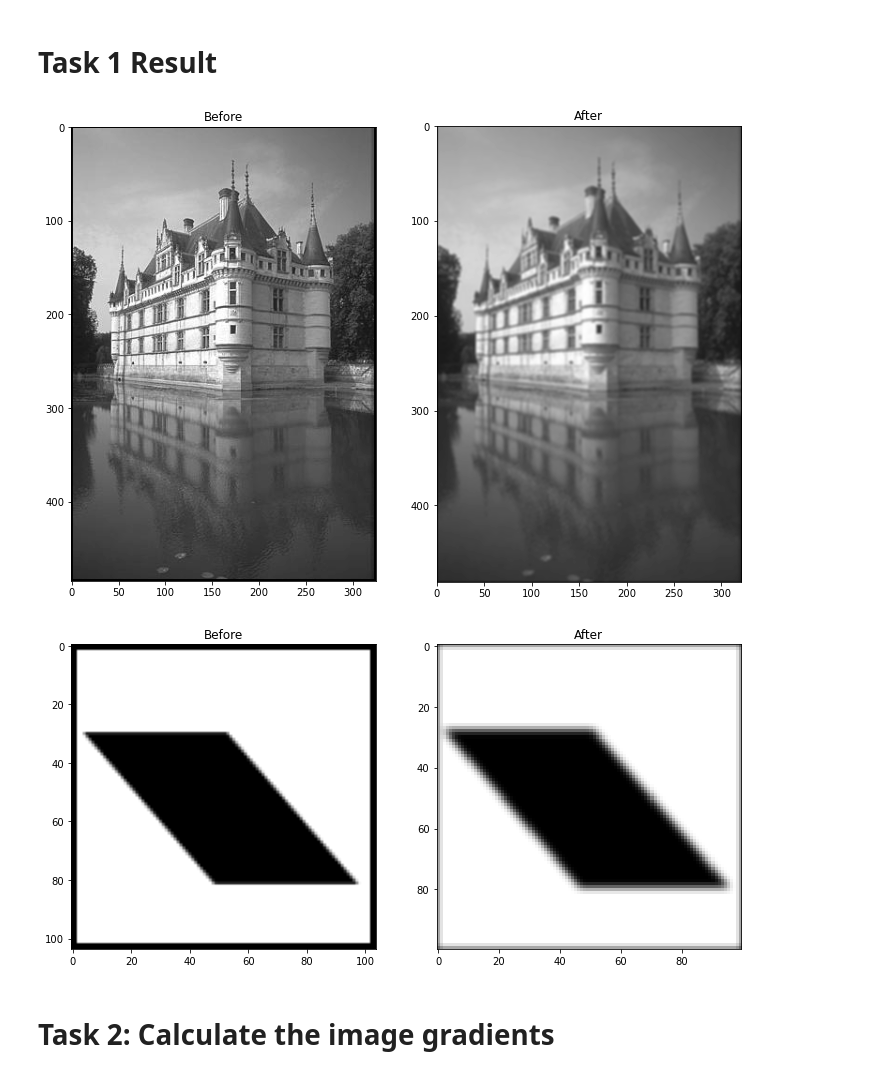
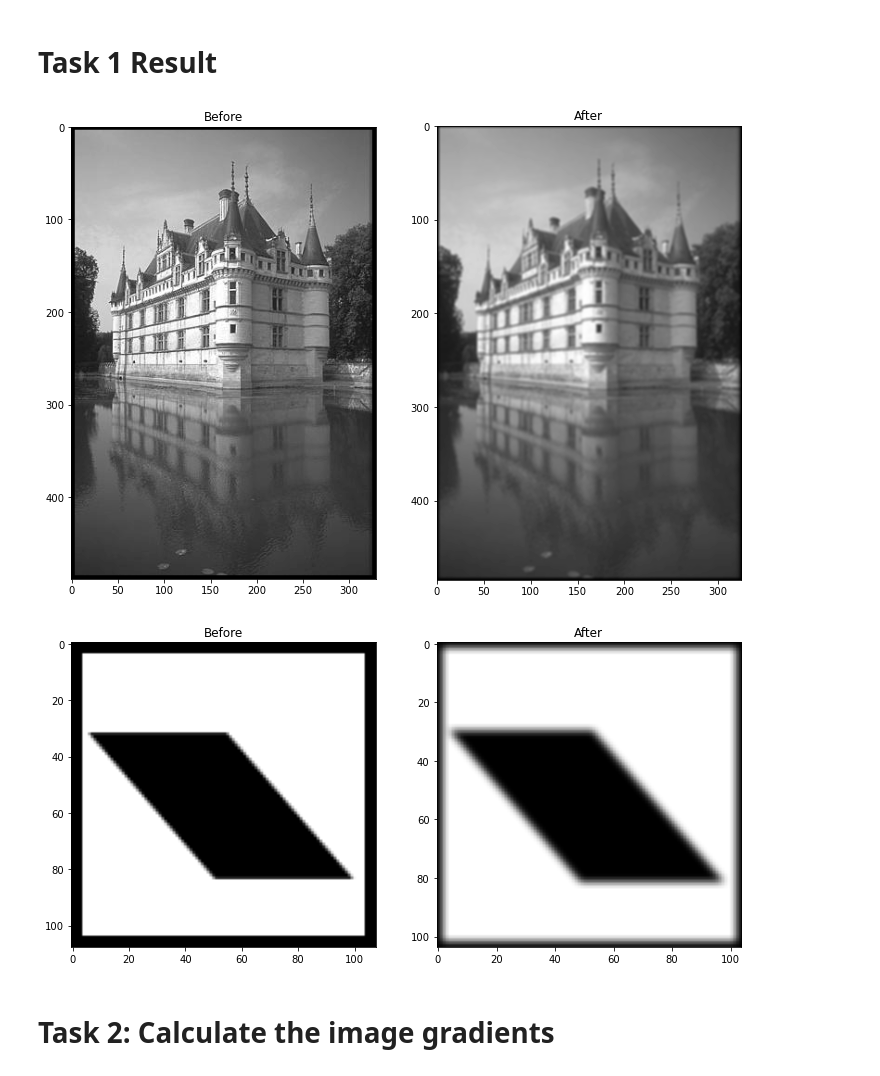
Before and after one commit to Antonio417/Sobel_filter, a Jupyter notebook: Lab 1/Lab 1.ipynb, the cells around one changed output. Cells and saved outputs as stored; diff of their text form; code cells hidden in the pictures.

```diff
--- a/Lab 1/Lab 1.ipynb
+++ b/Lab 1/Lab 1.ipynb
@@ -51,7 +51,5 @@ def conv(img, kernel):
 # %%
-B = [[2, 4, 5, 4, 2], [4, 9, 12, 9, 4], [5, 12, 15, 12, 5], [4, 9, 12, 9, 4], [2, 4, 5, 4, 2]]
-B = np.array(B)
-B = B.reshape(5,5)
+B = np.array([[2, 4, 5, 4, 2], [4, 9, 12, 9, 4], [5, 12, 15, 12, 5], [4, 9, 12, 9, 4], [2, 4, 5, 4, 2]])
 print(B)
 # %% [output]
 [[ 2  4  5  4  2]
@@ -73,15 +71,18 @@ print(B)
 # %%
 img = cv2.imread('./test05.jpg', 0)
 img_sample = cv2.imread('./test02.png', 0)
-img = cv2.copyMakeBorder(img,2,2,2,2, cv2.BORDER_CONSTANT, None, value=0) # Padding
-img_sample = cv2.copyMakeBorder(img_sample,2,2,2,2, cv2.BORDER_CONSTANT, None, value=0) # Padding
+img = cv2.copyMakeBorder(img,4,4,4,4, cv2.BORDER_CONSTANT, None, value=0) # Padding
+img_sample = cv2.copyMakeBorder(img_sample,4,4,4,4, cv2.BORDER_CONSTANT, None, value=0) # Padding
 img_blurred = conv(img=np.array(img), kernel=B)
 img_sample_blurred = conv(img=np.array(img_sample), kernel = B)
 plot_two_images(img, img_blurred)
 plot_two_images(img_sample, img_sample_blurred)
+# The padding is used to allow the filter more space for it to cover in the image.
+# Blurring is used in edge detection to reduce the amount of noise in the images which improves the result of our
+# canny edge detection algorithm.
 # %% [output]
-[figure, old version]
+[figure, new version]
-[figure, old version]
+[figure, new version]
 # %% [markdown]
 # Task 2: Calculate the image gradients
 # %%
```
Also changed, not shown: parts of 5 cells of this notebook.
